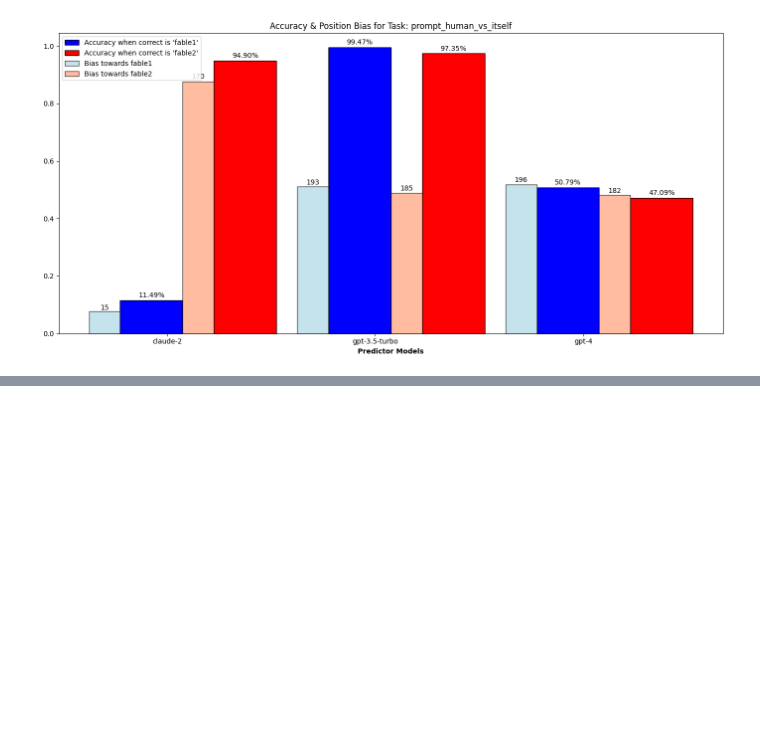
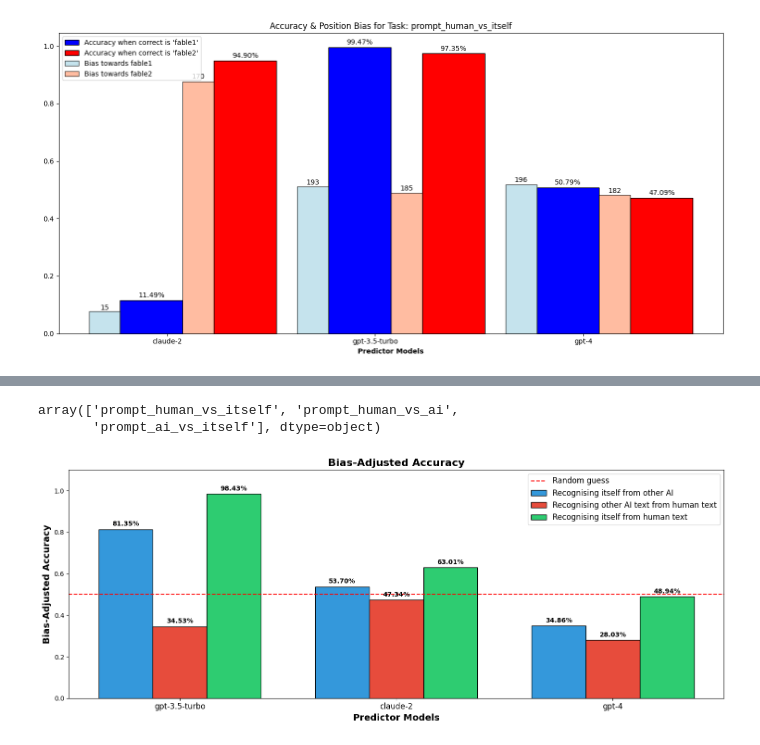
Before and after one commit to qfeuilla/TuringMirror, a Jupyter notebook: explore_data.ipynb, the cells around one changed output, grey strips where cells are left out. Drawn from its saved outputs; the diff is of its cells as text; code cells hidden in the pictures; blank space fills up the shorter version.

```diff
--- a/explore_data.ipynb
+++ b/explore_data.ipynb
@@ -360,0 +479,79 @@ plt.show()
+# %%
+data["prompt_fun"].unique()
+# %% [output]
+array(['prompt_human_vs_itself', 'prompt_human_vs_ai',
+       'prompt_ai_vs_itself'], dtype=object)
+# %%
+position_bias = data.groupby(["predictor", "prompt_fun"])["prediction"].value_counts(normalize=True).reset_index(name="proportion")
+accuracy_data = data.groupby(['predictor', 'prompt_fun', 'prediction']).correct.mean().reset_index()
+
+tasks = position_bias['prompt_fun'].unique()
+models = accuracy_data['predictor'].unique()
+
+num_models = len(models)
+num_tasks = len(tasks)
+
+bar_width = 0.25
+spacing = 0  # spacing between groups of bars for each task
+
+# Color palette
+color_palette = ['#3498db', '#e74c3c', '#2ecc71']
+
+plt.figure(figsize=(15, 6))
+
+# Preparing r values for each model
+base_r = np.arange(len(models))
+r_values = [base_r + i*(bar_width + spacing) for i in range(num_tasks)]
+
+adjusted_accuracies_all = []
+
+for task_id, task in enumerate(tasks):
+
+    sub_data_accuracy = accuracy_data[accuracy_data['prompt_fun'] == task]
+    sub_data_bias = position_bias[position_bias['prompt_fun'] == task]
+
+    models = list(sub_data_accuracy['predictor'].unique())
+    models[0], models[1] = models[1], models[0]  # Switch the first and second models
+
+    adjusted_accuracies = []
+
+    for model in models:
+        model_data_acc = sub_data_accuracy[sub_data_accuracy['predictor'] == model]
+        model_data_bias = sub_data_bias[sub_data_bias['predictor'] == model]
+
+        raw_acc_fable1 = model_data_acc[model_data_acc['prediction'] == 'fable1']['correct'].values[0] if 'fable1' in model_data_acc['prediction'].values else 1
+        raw_acc_fable2 = model_data_acc[model_data_acc['prediction'] == 'fable2']['correct'].values[0] if 'fable2' in model_data_acc['prediction'].values else 1
+
+        bias_fable1 = model_data_bias[(model_data_bias['prediction'] == 'fable1')]['proportion'].values[0] if 'fable1' in model_data_bias['prediction'].values else 0.5
+        bias_fable2 = model_data_bias[(model_data_bias['prediction'] == 'fable2')]['proportion'].values[0] if 'fable2' in model_data_bias['prediction'].values else 0.5
+
+        adj_acc_fable1 = raw_acc_fable1 - (bias_fable1 - 0.5)
+        adj_acc_fable2 = raw_acc_fable2 - (bias_fable2 - 0.5)
+
+        avg_adj_accuracy = (adj_acc_fable1 + adj_acc_fable2) / 2
+        adjusted_accuracies.append(avg_adj_accuracy)
+
+    adjusted_accuracies_all.append(adjusted_accuracies)
+    bars = plt.bar(r_values[task_id], adjusted_accuracies, width=bar_width, color=color_palette[task_id], edgecolor='black', label=task)
+
+    # Labels for adjusted accuracy percentages
+    for i, bar in enumerate(bars):
+        height = bar.get_height()
+        plt.text(r_values[task_id][i], height + 0.01, f"{adjusted_accuracies[i]:.2%}", ha='center', va='bottom', fontweight='bold', fontsize=10)
+
+# Aesthetics and labels
+plt.xlabel('Predictor Models', fontweight='bold', fontsize=14)
+plt.xticks(base_r + bar_width, models, fontsize=12)
+plt.ylabel('Bias-Adjusted Accuracy', fontweight='bold', fontsize=14)
+plt.title(f"Bias-Adjusted Accuracy", fontsize=16, fontweight='bold')
+
+plt.axhline(y=0.5, color='red', linestyle='--')
+
+plt.ylim(0, 1.1)  # Adjusting y limit to fit labels
+plt.legend(labels=["Random guess", "Recognising itself from other AI", "Recognising other AI text from human text", "Recognising itself from human text"], loc='upper right', fontsize=12)
+
+
+plt.tight_layout()
+plt.show()
+# %% [output]
+[figure, added]
```
Also changed, not shown: parts of 5 cells of this notebook, 1 other file.
